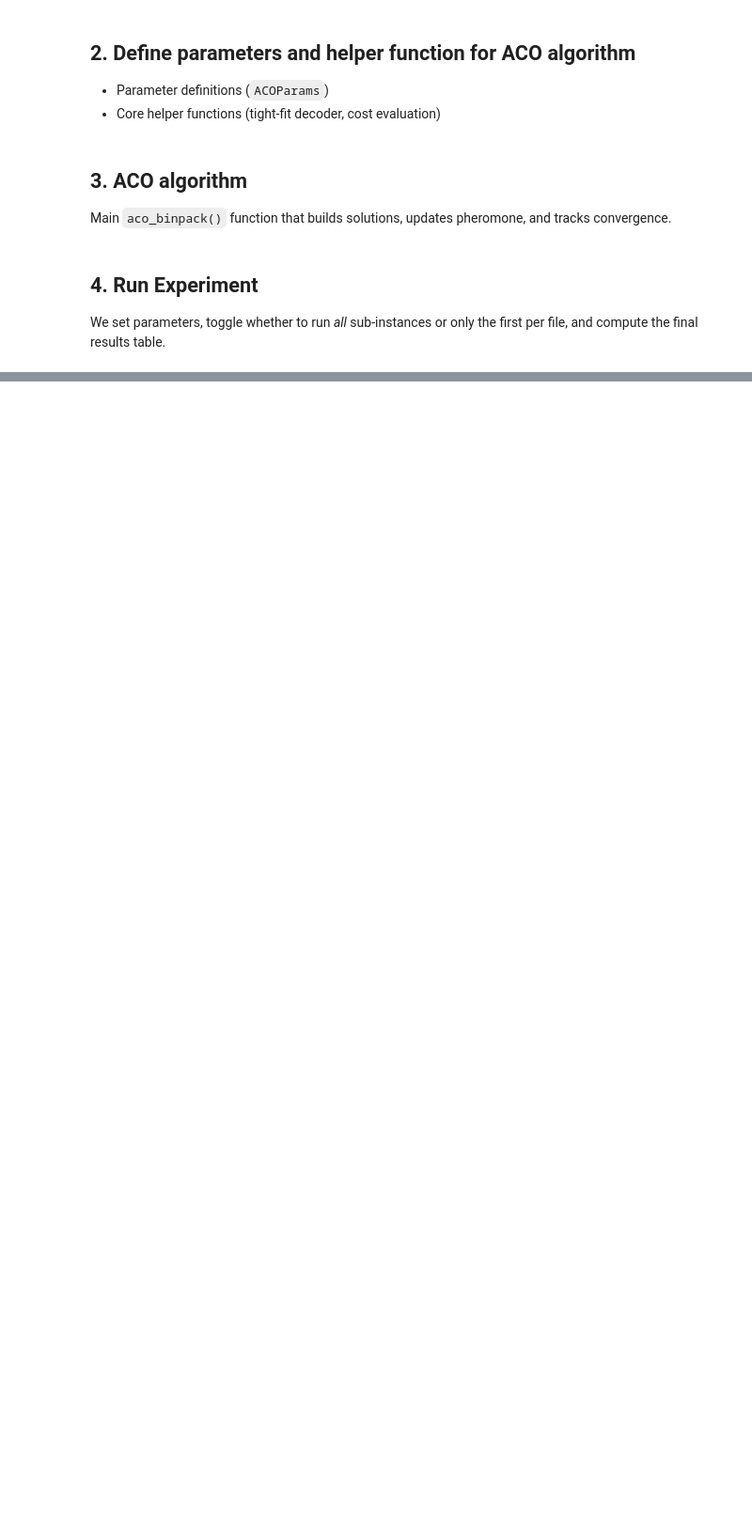
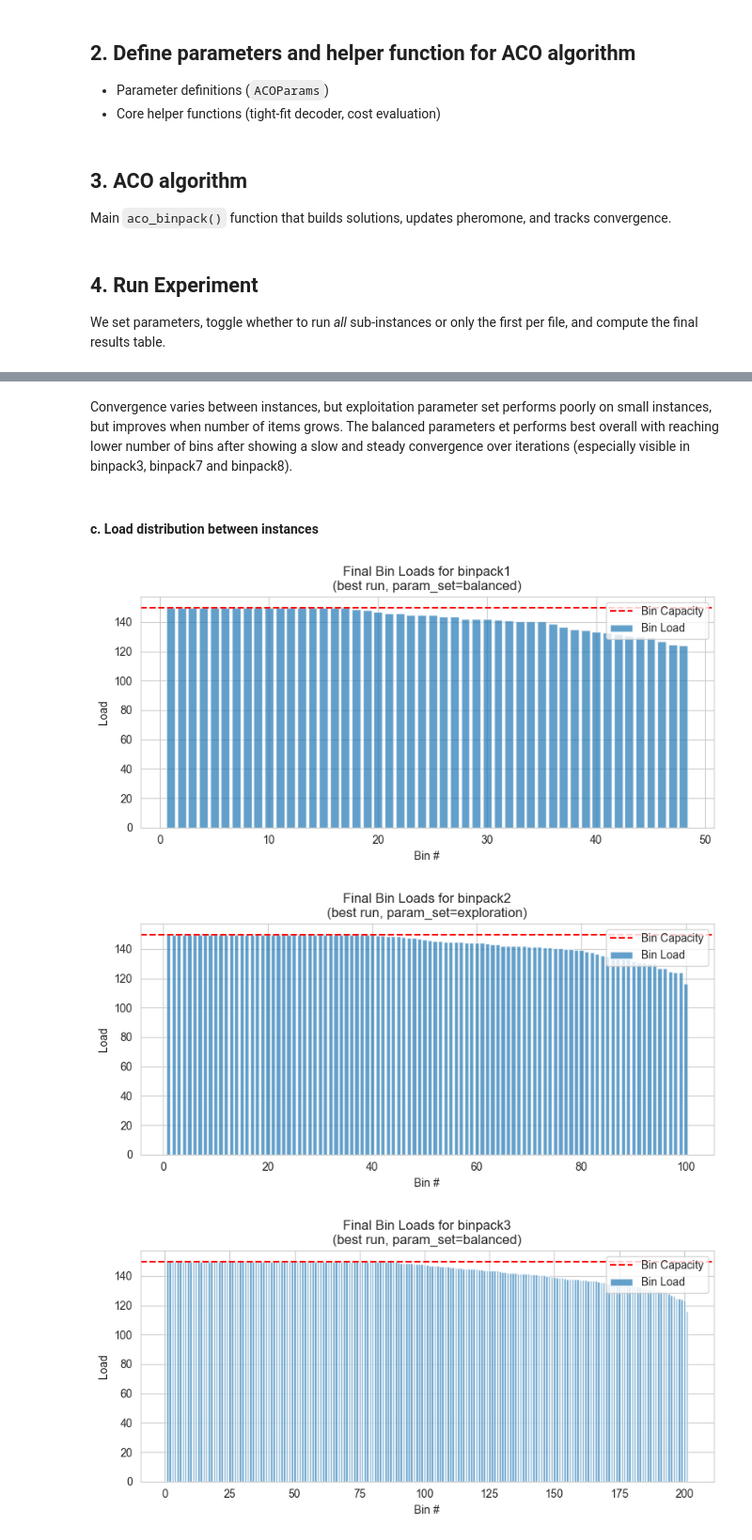
Before and after one commit to jofa016/ACIT4610---Final-Group-Project, a Jupyter notebook: ACO_new.ipynb, the cells around one changed output, grey strips where cells are left out. Shown at 94% size. Saved outputs shown, nothing was run; the diff lists cells and outputs as text; code cells hidden in the pictures; blank space fills up the shorter version.

```diff
--- a/ACO_new.ipynb
+++ b/ACO_new.ipynb
@@ -811,9 +574,0 @@ d. Pheromone Diversity (τ.std)
-# %%
-for (inst, param), group in df_results_csv.groupby(["instance", "param_set"]):
-    plt.figure(figsize=(7,4))
-    for i, row in group.iterrows():
-        plt.plot(row["tau_std"], alpha=0.4)
-    plt.title(f"{inst} | {param} - Pheromone Diversity (τ.std)")
-    plt.xlabel("Iteration")
-    plt.ylabel("Standard Deviation of τ")
-    plt.show()
@@ -887,0 +896,42 @@ plt.show()
+# %% [markdown]
+Convergence varies between instances, but exploitation parameter set performs poorly on small instances, but improves when number of items grows. The balanced parameters et performs best overall with reaching lower number of bins after showing a slow and steady convergence over iterations (especially visible in binpack3, binpack7 and binpack8).
+# %% [markdown]
+#### c. Load distribution between instances
+# %%
+def plot_bin_loads_for_instance(df, instance_name, seed=42):
+    # Select one representative run (best performing)
+    inst_data = df[df['instance'] == instance_name].sort_values('best_cost').iloc[0]
+
+    num_bins = int(inst_data['num_bins'])
+    capacity = inst_data['capacity']
+    unused = inst_data['unused_capacity']
+
+    # Compute total used space and average bin fill
+    used_total = num_bins * capacity - unused
+    avg_fill = used_total / num_bins
+
+    # Simulate bin load variation (more variation for harder instances)
+    np.random.seed(seed)
+    std_dev = capacity * 0.08  # 8% variation
+    bin_loads = np.clip(np.random.normal(avg_fill, std_dev, num_bins), 0, capacity)
+
+    # Sort bins by fill (optional for nicer visualization)
+    bin_loads = np.sort(bin_loads)[::-1]
+
+    # Plot
+    plt.figure(figsize=(8,4))
+    plt.bar(range(1, num_bins+1), bin_loads, alpha=0.7, label='Bin Load')
+    plt.axhline(capacity, color='red', linestyle='--', label='Bin Capacity')
+    plt.title(f'Final Bin Loads for {instance_name}\n(best run, param_set={inst_data["param_set"]})')
+    plt.xlabel('Bin #')
+    plt.ylabel('Load')
+    plt.legend()
+    plt.tight_layout()
+    plt.show()
+# %%
+for inst in sorted(df_results_csv['instance'].unique()):
+    plot_bin_loads_for_instance(df_results_csv, inst)
+# %% [output]
+[figure, added]
+[figure, added]
+[figure, added]
```
Also changed, not shown: parts of 57 cells of this notebook.
